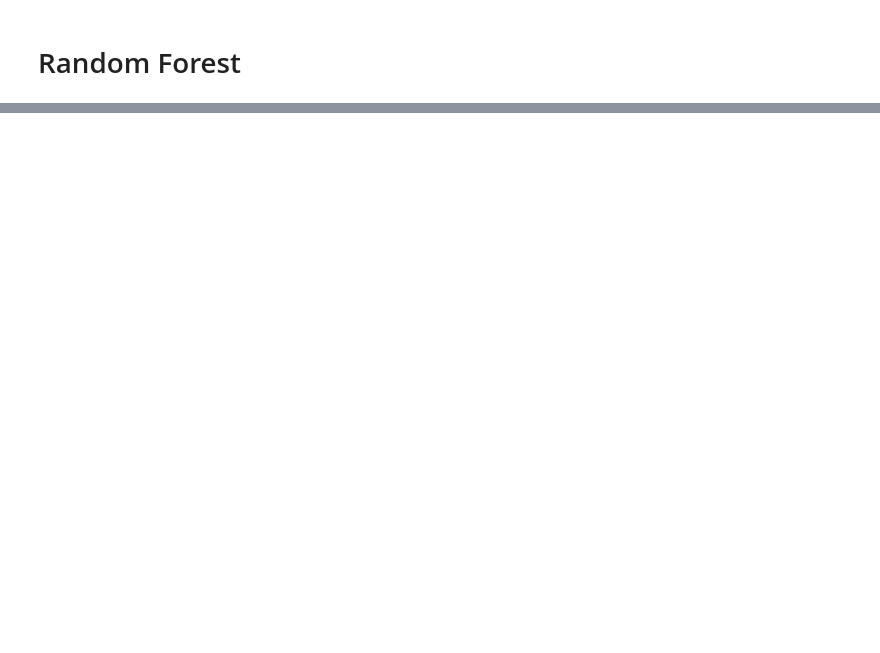
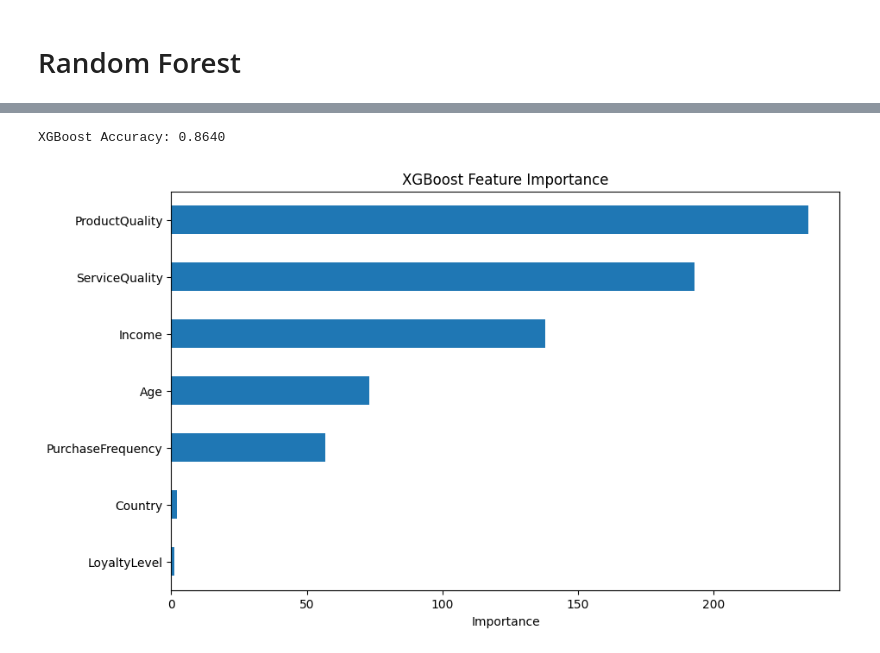
Before and after one commit to omniV1/GCU_SWE_2023-2025, a Jupyter notebook: AIT-110-Stat-Learning-Theory/Assignments/random_tree/random.ipynb, the cells around one changed output, grey strips where cells are left out. Drawn from its saved outputs; the diff is of its cells as text; code cells hidden in the pictures; blank space fills up the shorter version.

```diff
--- a/AIT-110-Stat-Learning-Theory/Assignments/random_tree/random.ipynb
+++ b/AIT-110-Stat-Learning-Theory/Assignments/random_tree/random.ipynb
@@ -257,0 +277,31 @@ plt.show()
+# %%
+import xgboost as xgb
+
+xgb_model = xgb.XGBClassifier(
+    objective='binary:logistic',
+    eval_metric='logloss',
+    random_state=42,
+    eta=0.1,
+    max_depth=3,
+)
+
+xgb_model.fit(X_train, y_train)
+
+y_pred_xgb = xgb_model.predict(X_test)
+y_pred_proba_xgb = xgb_model.predict_proba(X_test)[:, 1]
+
+accuracy_xgb = accuracy_score(y_test, y_pred_xgb)
+print(f"XGBoost Accuracy: {accuracy_xgb:.4f}")
+
+importance = xgb_model.get_booster().get_score(importance_type='weight')
+importance_series = pd.Series(importance)
+importance_series.sort_values(ascending=True, inplace=True)
+
+plt.figure(figsize=(10, 6))
+importance_series.plot(kind='barh')
+plt.xlabel('Importance')
+plt.title('XGBoost Feature Importance')
+plt.show()
+# %% [output]
+XGBoost Accuracy: 0.8640
+[figure, added]
```
Also changed, not shown: parts of 16 cells of this notebook, 2 other files.
